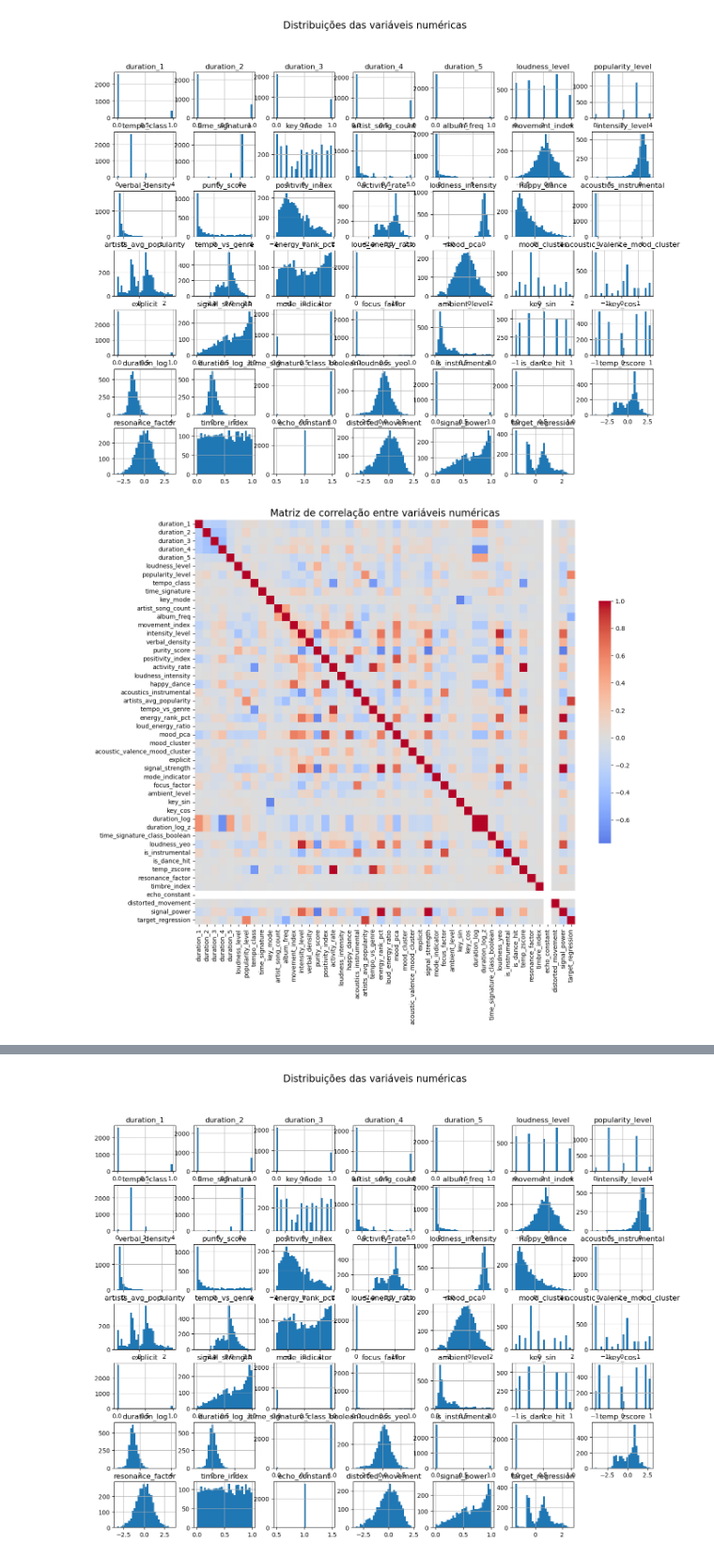
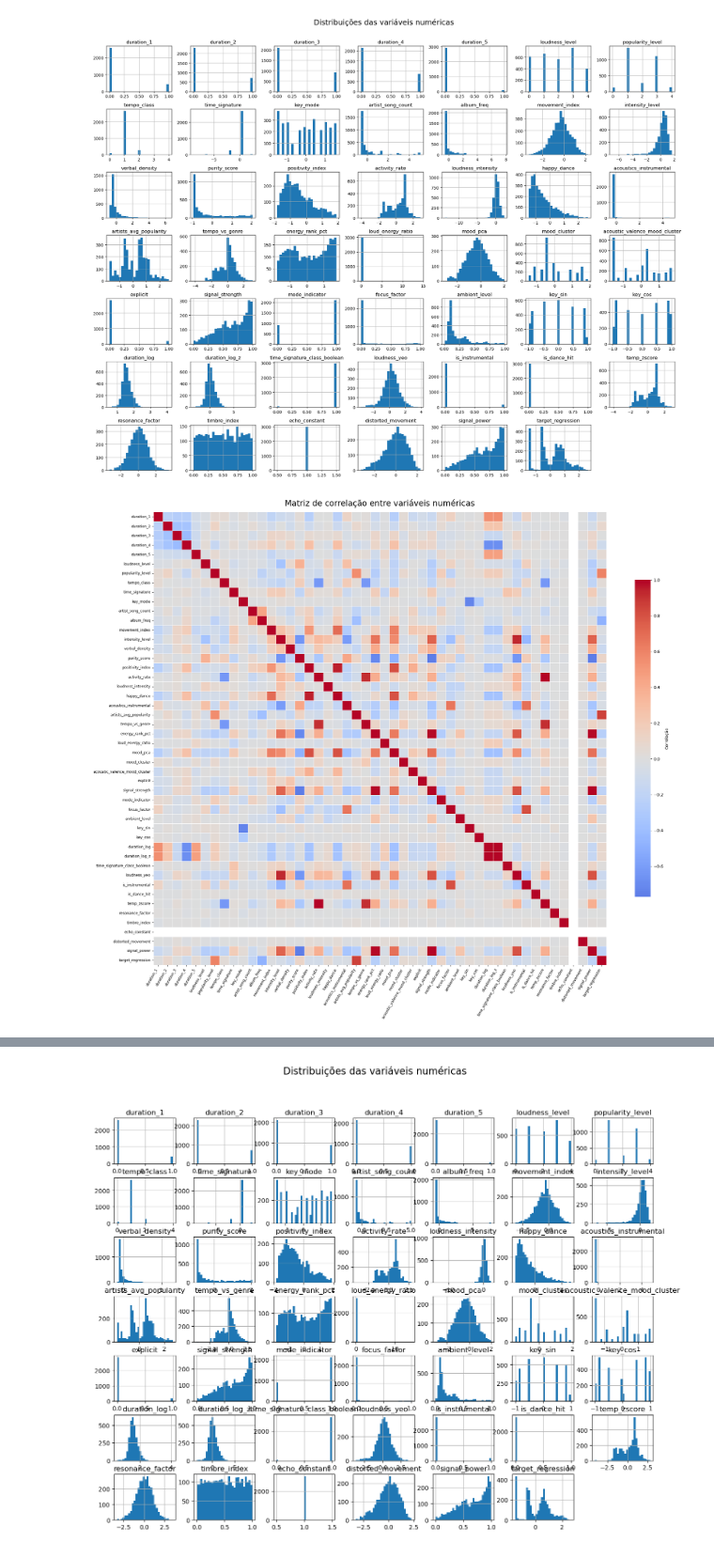
Before and after one commit to GuilhermeMarinho03/APRAU_2025_Step1_Group21, a Jupyter notebook: notebooks/Untitled3- atualizado.ipynb, the cells around one changed output, grey strips where cells are left out. Shown at 94% size. Saved outputs shown, nothing was run; the diff lists cells and outputs as text; code cells hidden in the pictures.

Commit message:
Untitled3- atualizado-corr

```diff
--- a/notebooks/Untitled3- atualizado.ipynb
+++ b/notebooks/Untitled3- atualizado.ipynb
@@ -36,32 +63,52 @@ Dimensão: (2999, 49)
 # %%
 ################################################################################
 # 2. EDA rápida: estatísticas descritivas, univariada e bivariada
 ################################################################################
 # Substituir vírgulas por pontos e converter para float
 for col in df.columns:
     if df[col].dtype == 'object':
         try:
             df[col] = df[col].str.replace(',', '.').astype(float)
         except:
             pass
 
 # Selecionar colunas numéricas
 numeric_cols = df.select_dtypes(include=[np.number]).columns.tolist()
 
+
 # Histogramas
-df[numeric_cols].hist(bins=30, figsize=(16,12))
-plt.suptitle("Distribuições das variáveis numéricas", fontsize=16)
+df[numeric_cols].hist(
+    bins=25,              # menos bins → gráficos mais suaves e legíveis
+    figsize=(20, 16)      # maior figura → menos sobreposição
+)
+plt.suptitle("Distribuições das variáveis numéricas", fontsize=18)
+plt.tight_layout(rect=[0, 0, 1, 0.97])  # evita sobreposição do título
 plt.show()
 
 # Matriz de correlação
+
 corr = df[numeric_cols].corr()
-plt.figure(figsize=(14,12))
-sns.heatmap(corr, cmap='coolwarm', center=0, fmt='.2f', cbar_kws={'shrink': .6})
-plt.title("Matriz de correlação entre variáveis numéricas", fontsize=16)
+
+plt.figure(figsize=(22, 18))  # aumenta ainda mais o tamanho
+sns.heatmap(
+    corr,
+    cmap='coolwarm',
+    center=0,
+    fmt='.2f',
+    linewidths=0.5,          # separa as células para mais clareza
+    linecolor='white',       # cor das linhas divisórias
+    cbar_kws={'shrink': 0.7, 'label': 'Correlação'},
+    square=True              # mantém os quadrados proporcionais
+)
+
+plt.title("Matriz de correlação entre variáveis numéricas", fontsize=20, pad=15)
+plt.xticks(rotation=60, ha='right', fontsize=9)
+plt.yticks(fontsize=9)
+plt.tight_layout()
 plt.show()
 # %% [output]
-[figure, old version]
+[figure, new version]
-[figure, old version]
+[figure, new version]
 # %%
 ################################################################################
 # Bivariate Analysis – Correlação com target_regression
```
Also changed, not shown: parts of 9 cells of this notebook.
